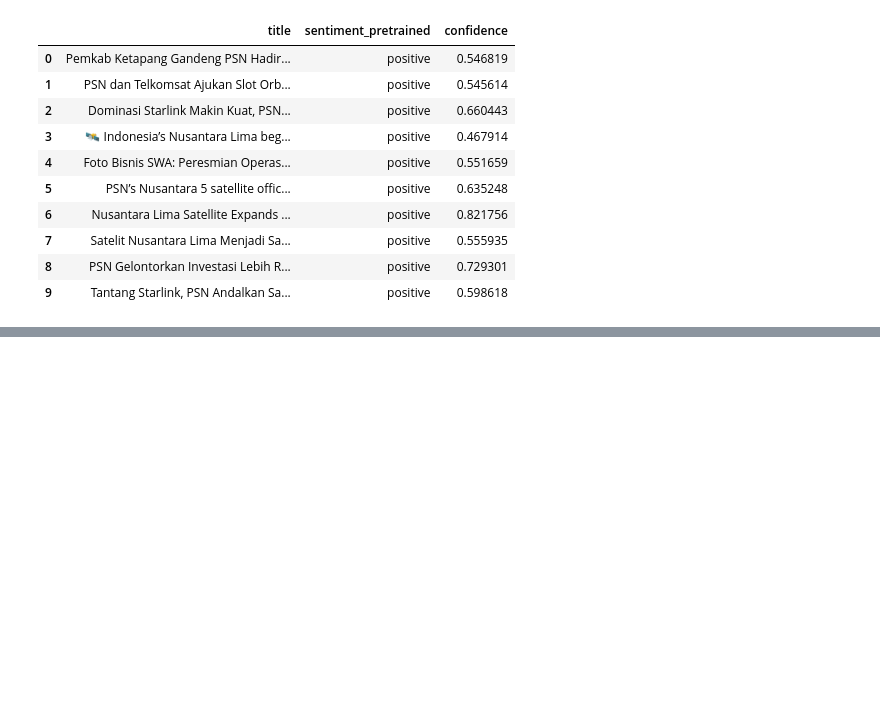
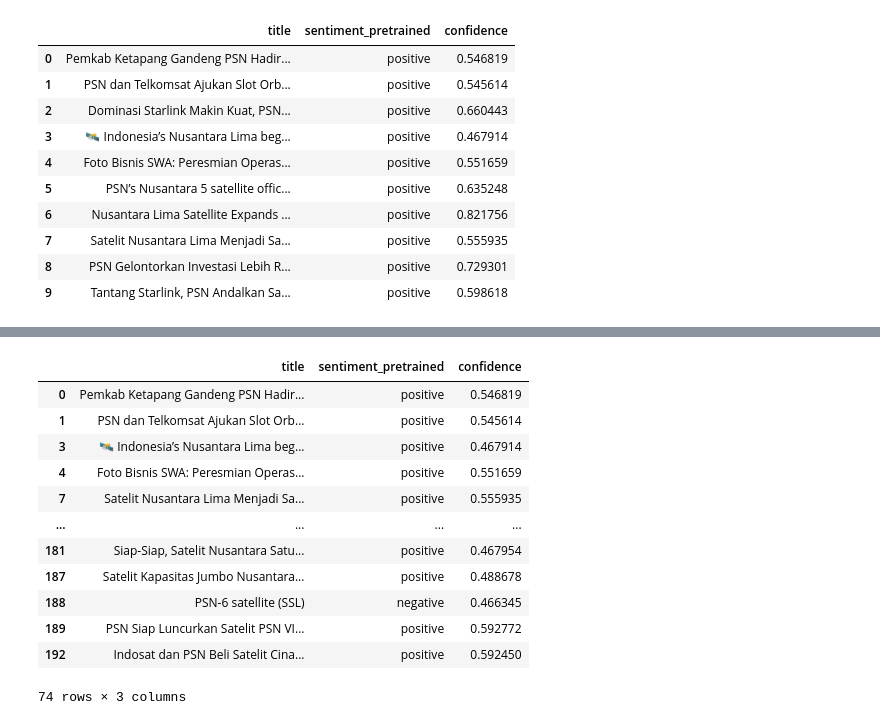
Before and after one commit to lTsumetai/PSN-Article-Sentiment-Analysis, a Jupyter notebook: Article_Sentiment_Analysis.ipynb, the cells around one changed output, grey strips where cells are left out. Cells and saved outputs as stored; diff of their text form; code cells hidden in the pictures; blank space fills up the shorter version.

```diff
--- a/Article_Sentiment_Analysis.ipynb
+++ b/Article_Sentiment_Analysis.ipynb
@@ -435,0 +461,17 @@ df[["title", "sentiment_pretrained", "confidence"]].head(10)
+# %%
+# showing labels below 0.6 confidence score
+df[df["confidence"] < 0.6][["title", "sentiment_pretrained", "confidence"]]
+# %% [output]
+|  | title | sentiment_pretrained | confidence |
+| 0 | Pemkab Ketapang Gandeng PSN Hadir... | positive | 0.546819 |
+| 1 | PSN dan Telkomsat Ajukan Slot Orb... | positive | 0.545614 |
+| 3 | 🛰️ Indonesia’s Nusantara Lima beg... | positive | 0.467914 |
+| 4 | Foto Bisnis SWA: Peresmian Operas... | positive | 0.551659 |
+| 7 | Satelit Nusantara Lima Menjadi Sa... | positive | 0.555935 |
+| ... | ... | ... | ... |
+| 181 | Siap-Siap, Satelit Nusantara Satu... | positive | 0.467954 |
+| 187 | Satelit Kapasitas Jumbo Nusantara... | positive | 0.488678 |
+| 188 | PSN-6 satellite (SSL) | negative | 0.466345 |
+| 189 | PSN Siap Luncurkan Satelit PSN VI... | positive | 0.592772 |
+| 192 | Indosat dan PSN Beli Satelit Cina... | positive | 0.592450 |
+74 rows × 3 columns
```
Also changed, not shown: parts of 4 cells of this notebook.
